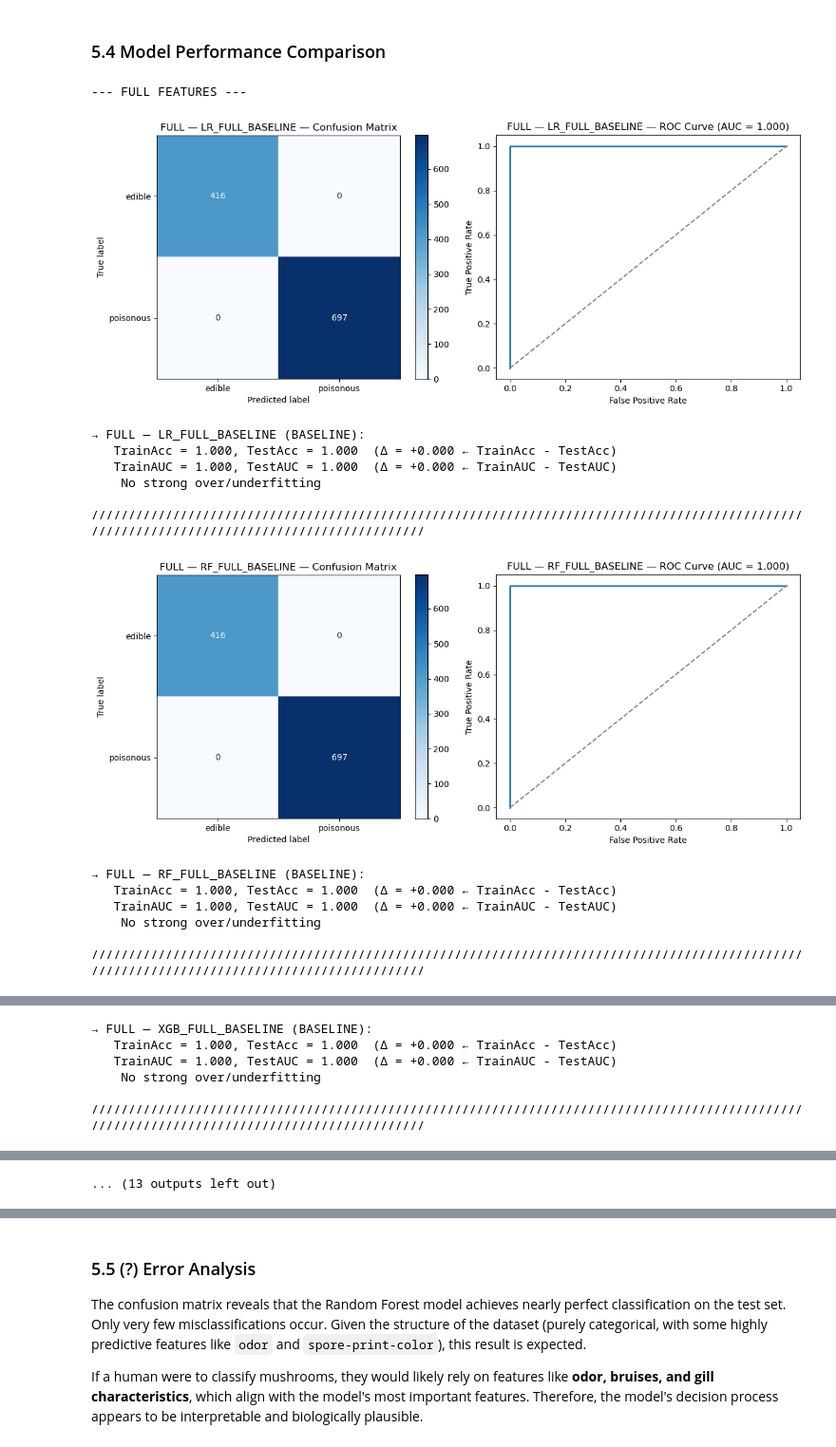
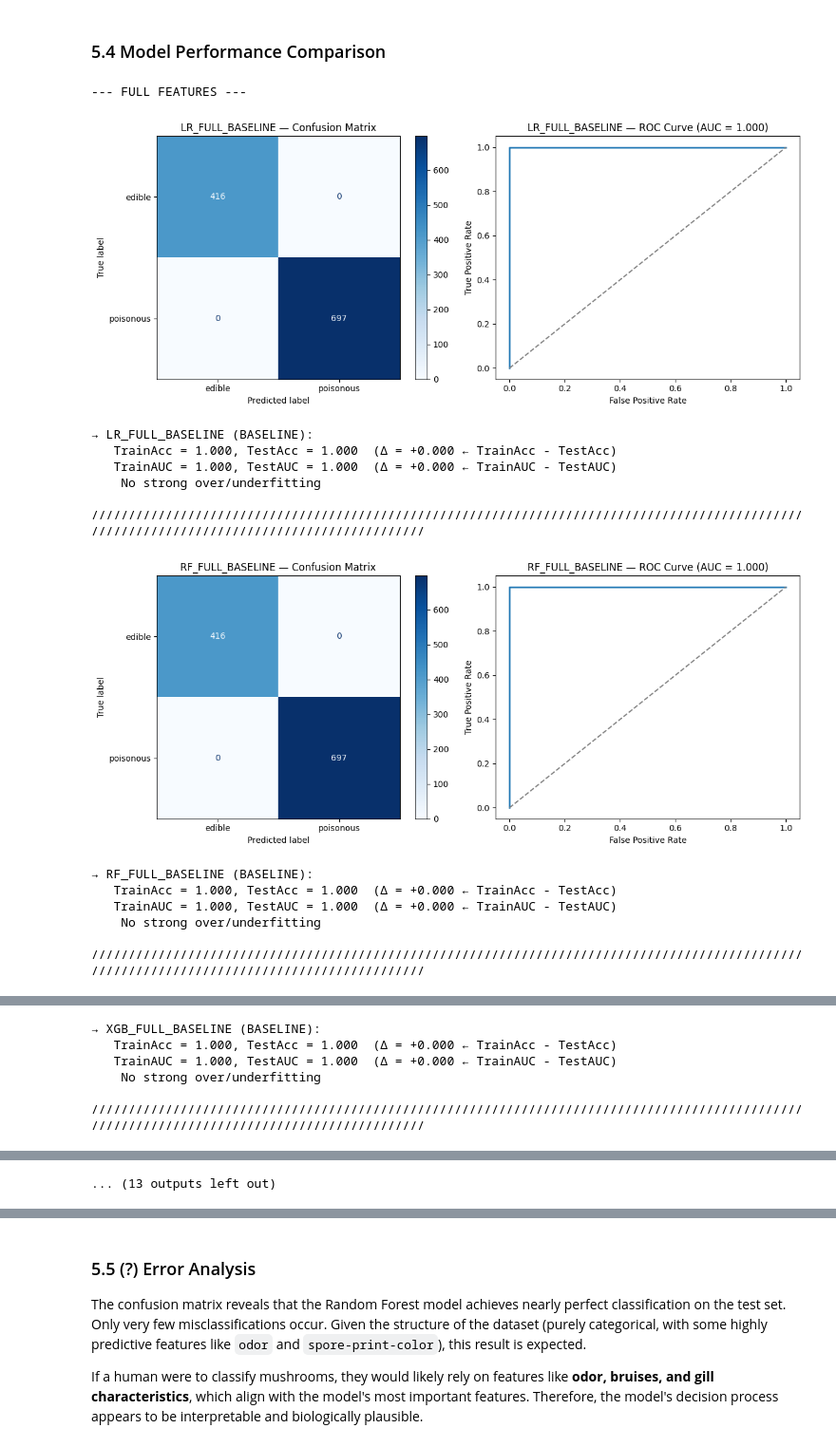
Before and after one commit to alarmedWater/ML, a Jupyter notebook: Abgabe_Gruppe_5/Mushroom Edibility Classification_v3 copy.ipynb, the cells around one changed output, grey strips where cells are left out. Shown at 95% size. Saved outputs shown, nothing was run; the diff lists cells and outputs as text; code cells hidden in the pictures.

```diff
--- a/Abgabe_Gruppe_5/Mushroom Edibility Classification_v3 copy.ipynb
+++ b/Abgabe_Gruppe_5/Mushroom Edibility Classification_v3 copy.ipynb
@@ -863,7 +868,7 @@ for name, clf, key, setting in [
     evaluate_and_plot(
         clf, X_tr, y_tr,
         X_te, y_test_all,
-        title=f"FULL — {name}",
+        title=f"{name}",
         setting_name=setting
     )
 
@@ -880,44 +885,44 @@ for name, clf, key in [
     else:
         X_tr, y_tr = prep_red['ohe_tr'], y_train_red
 
     evaluate_and_plot(
         clf, X_tr, y_tr,
         X_te, y_test_red,
-        title=f"REDUCED — {name}",
+        title=f"{name}",
         setting_name='BASELINE'
     )
 
 # FOREST FEATURES
 print("\n--- FOREST FEATURES ---")
 for name, clf, key in [
     ('LR_FOREST_BASELINE',  lr_forest_baseline,  'scl_te'),
     ('RF_FOREST_BASELINE',  rf_forest_baseline,  'ohe_te'),
     ('XGB_FOREST_BASELINE', xgb_forest_baseline, 'ohe_te'),
 ]:
     X_te = prep_small[key]
     if key == 'scl_te':
         X_tr, y_tr = prep_small['scl_tr'], y_train_forest
     else:
         X_tr, y_tr = prep_small['ohe_tr'], y_train_forest
 
     evaluate_and_plot(
         clf,
         X_tr, y_tr,
         X_te, y_test_forest,
-        title=f"FOREST — {name}",
+        title=f"{name}",
         setting_name='BASELINE'
     )
 # %% [output]
 --- FULL FEATURES ---
-[figure, old version]
+[figure, new version]
-→ FULL — LR_FULL_BASELINE (BASELINE):
+→ LR_FULL_BASELINE (BASELINE):
    TrainAcc = 1.000, TestAcc = 1.000  (Δ = +0.000 ← TrainAcc - TestAcc)
    TrainAUC = 1.000, TestAUC = 1.000  (Δ = +0.000 ← TrainAUC - TestAUC)
     No strong over/underfitting
 
 /////////////////////////////////////////////////////////////////////////////////////////////////////////////////////////////////////////////
-[figure, old version]
+[figure, new version]
-→ FULL — RF_FULL_BASELINE (BASELINE):
+→ RF_FULL_BASELINE (BASELINE):
    TrainAcc = 1.000, TestAcc = 1.000  (Δ = +0.000 ← TrainAcc - TestAcc)
    TrainAUC = 1.000, TestAUC = 1.000  (Δ = +0.000 ← TrainAUC - TestAUC)
     No strong over/underfitting
@@ -927,4 +932,4 @@ for name, clf, key in [
-→ FULL — XGB_FULL_BASELINE (BASELINE):
+→ XGB_FULL_BASELINE (BASELINE):
    TrainAcc = 1.000, TestAcc = 1.000  (Δ = +0.000 ← TrainAcc - TestAcc)
    TrainAUC = 1.000, TestAUC = 1.000  (Δ = +0.000 ← TrainAUC - TestAUC)
     No strong over/underfitting
```
Also changed, not shown: parts of 15 cells of this notebook.
